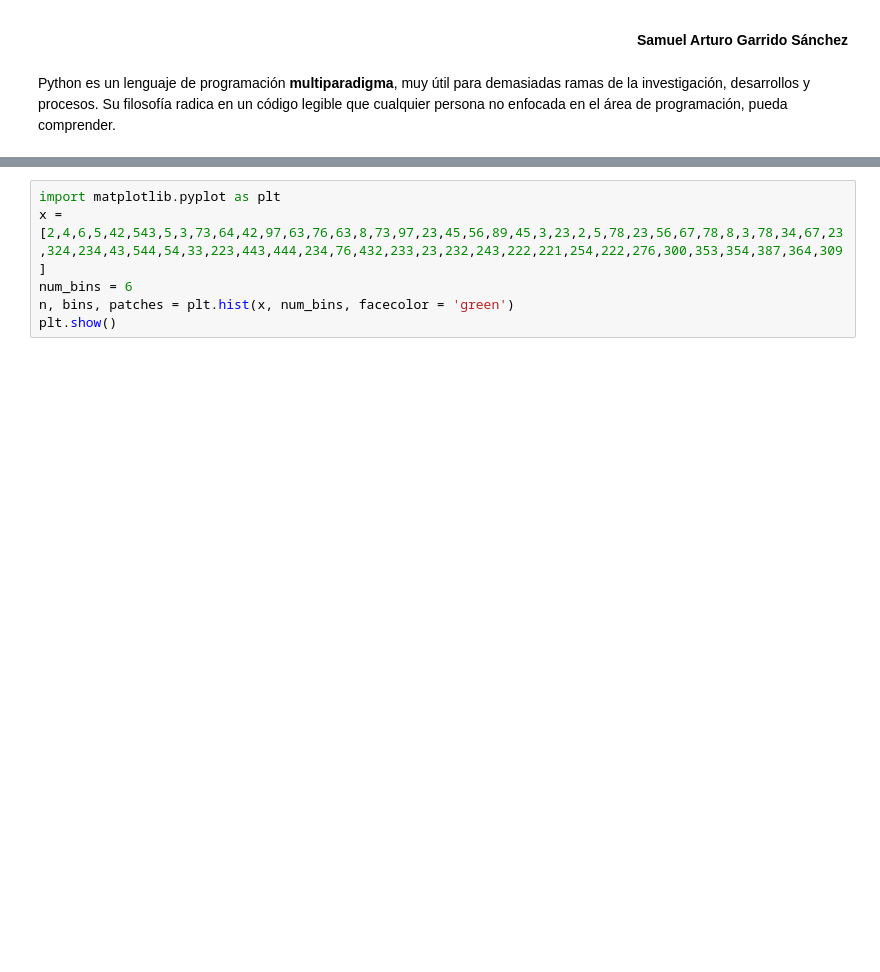
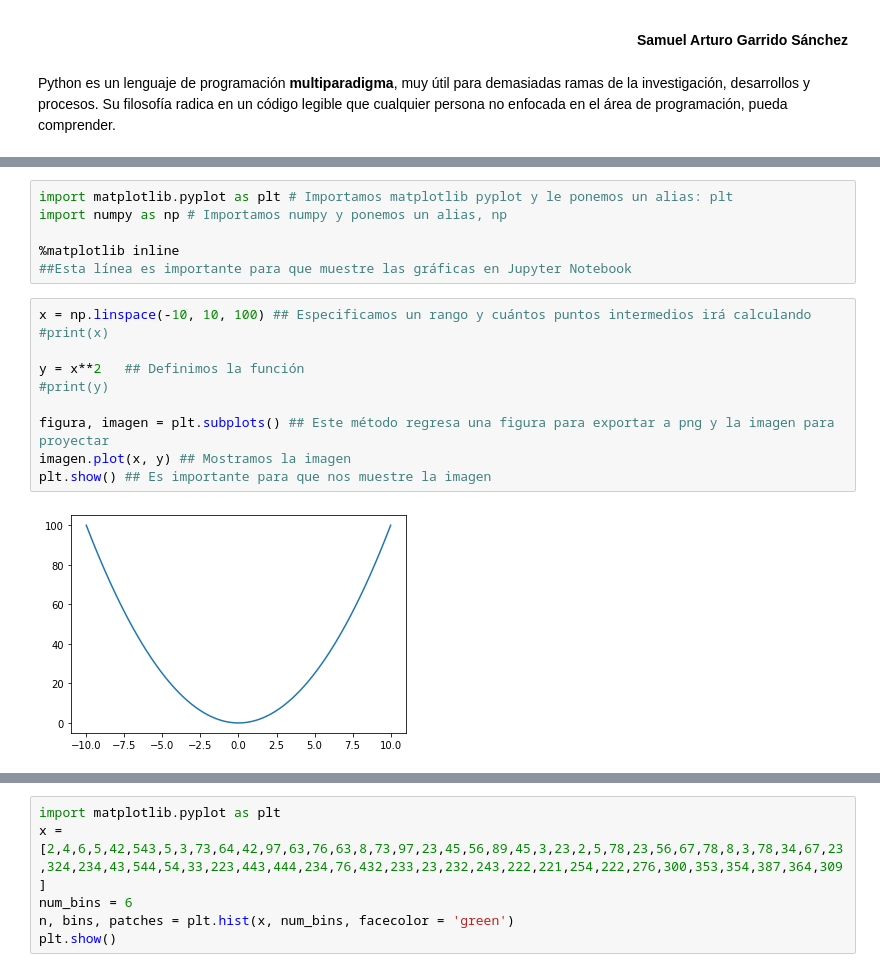
Before and after one commit to SamArtGS/Curso-Python, a Jupyter notebook: Teoría/Avanzado/El lenguaje de programación Python - Avanzado.ipynb, the cells around one changed output, grey strips where cells are left out. Cells and saved outputs as stored; diff of their text form; blank space fills up the shorter version.

```diff
--- a/Teoría/Avanzado/El lenguaje de programación Python - Avanzado.ipynb
+++ b/Teoría/Avanzado/El lenguaje de programación Python - Avanzado.ipynb
@@ -300,0 +514,18 @@ plt.plot([4,8,13,17,20],[54, 67, 98, 78, 45],'b--d')
+# %%
+import matplotlib.pyplot as plt # Importamos matplotlib pyplot y le ponemos un alias: plt
+import numpy as np # Importamos numpy y ponemos un alias, np
+
+%matplotlib inline
+##Esta línea es importante para que muestre las gráficas en Jupyter Notebook
+# %%
+x = np.linspace(-10, 10, 100) ## Especificamos un rango y cuántos puntos intermedios irá calculando
+#print(x)
+
+y = x**2   ## Definimos la función
+#print(y)
+
+figura, imagen = plt.subplots() ## Este método regresa una figura para exportar a png y la imagen para proyectar
+imagen.plot(x, y) ## Mostramos la imagen
+plt.show() ## Es importante para que nos muestre la imagen
+# %% [output]
+[figure, added]
```
Also changed, not shown: parts of 46 cells of this notebook, 1 other file.
